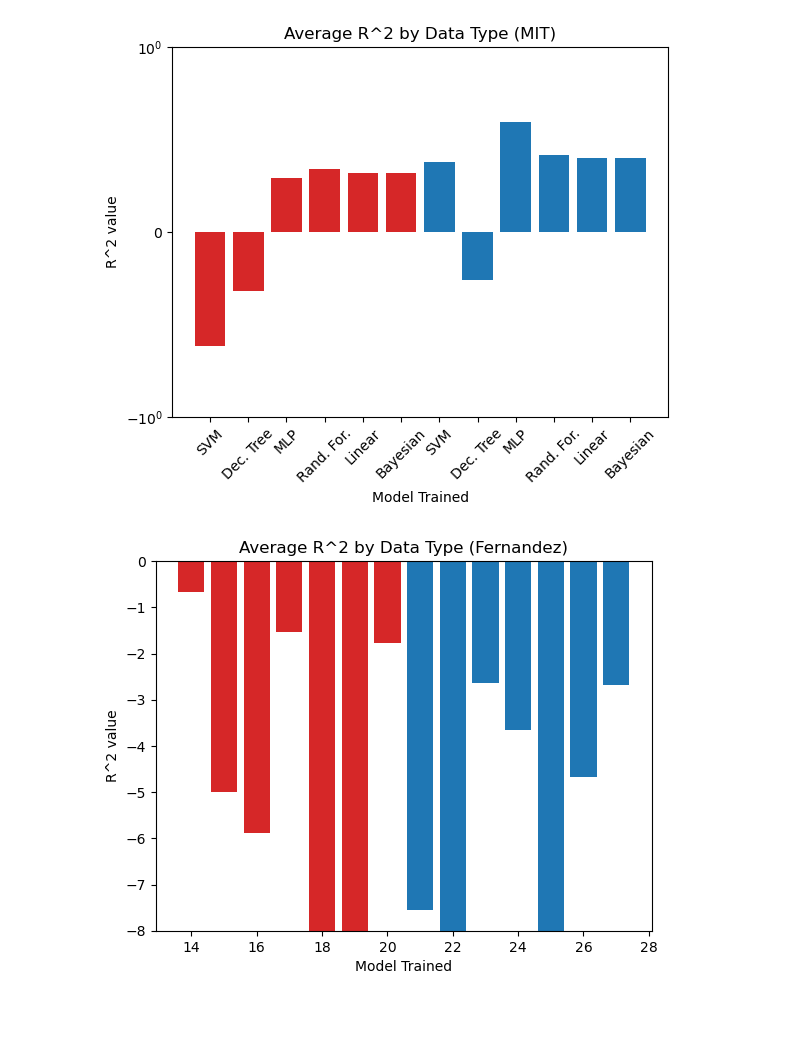
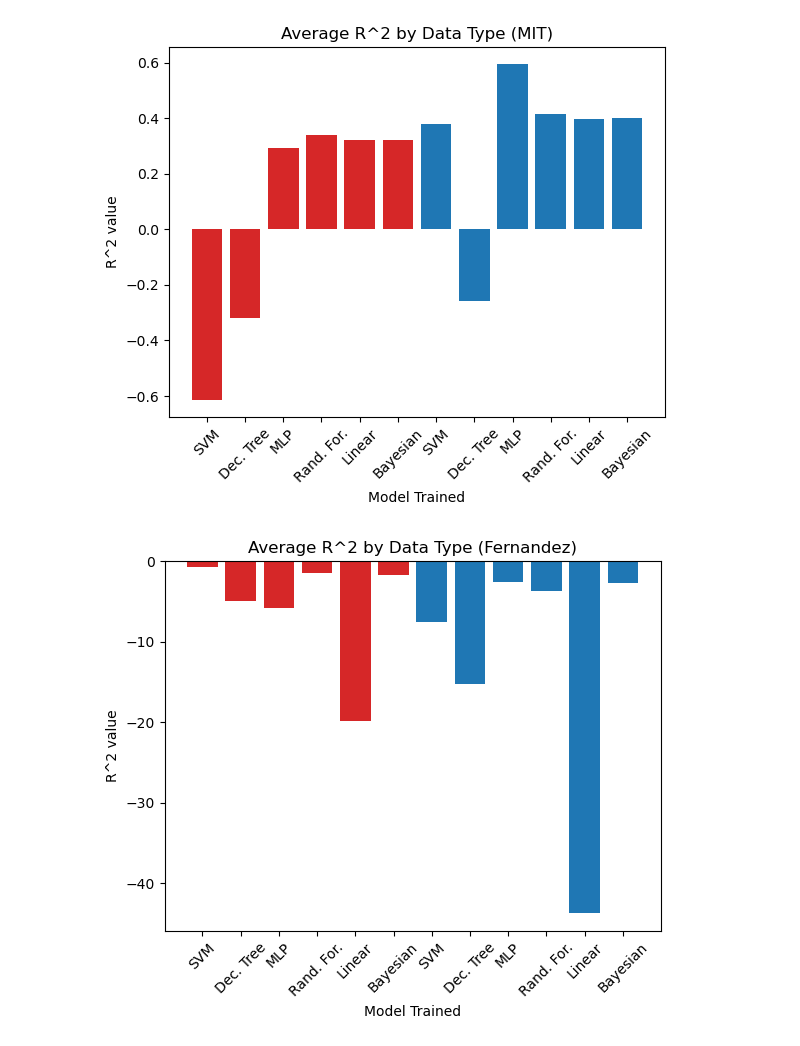
Before and after one commit to 4jamesccraven/dsci-research-for-ADAPT-in-SC, a Jupyter notebook: visualization/visualization.ipynb, the cells around one changed output. Saved outputs shown, nothing was run; the diff lists cells and outputs as text; code cells hidden in the pictures; blank space fills up the shorter version.

```diff
--- a/visualization/visualization.ipynb
+++ b/visualization/visualization.ipynb
@@ -36,20 +36,19 @@ plt.title('Average R^2 by Data Type (MIT)')
 plt.xlabel('Model Trained')
 plt.xticks(range(12), ['SVM', 'Dec. Tree', 'MLP', 'Rand. For.', 'Linear', 'Bayesian'] * 2, rotation=45)
 plt.ylabel('R^2 value')
-plt.ylim(-1, 1)
 plt.show()
 # %% [output]
-[figure, old version]
+[figure, new version]
 # %%
-this = data[data['Dataset'] == 'Fernandez']
+this = data[(data['Dataset'] == 'Fernandez') & (data['Model Type'] != 'SGD')].reindex()
 colors = this['Data Type'].map({'Sequences': 'tab:blue', 'Thermodynamic Parameters': 'tab:red'})
 
 plt.figure()
-plt.bar(this.index, this['Average'], color=colors)
+plt.bar(range(12), this['Average'], color=colors)
 plt.title('Average R^2 by Data Type (Fernandez)')
 plt.ylabel('R^2 value')
 plt.xlabel('Model Trained')
-plt.ylim(-8,0)
+plt.xticks(range(12), ['SVM', 'Dec. Tree', 'MLP', 'Rand. For.', 'Linear', 'Bayesian'] * 2, rotation=45)
 plt.show()
 # %% [output]
-[figure, old version]
+[figure, new version]
```
